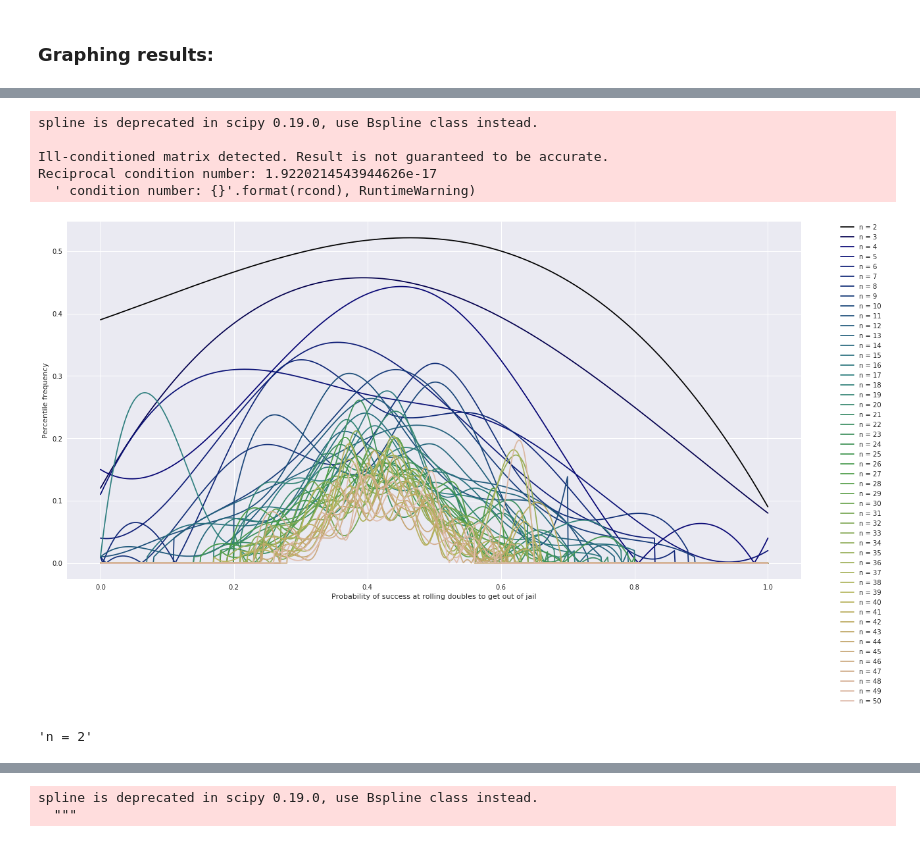
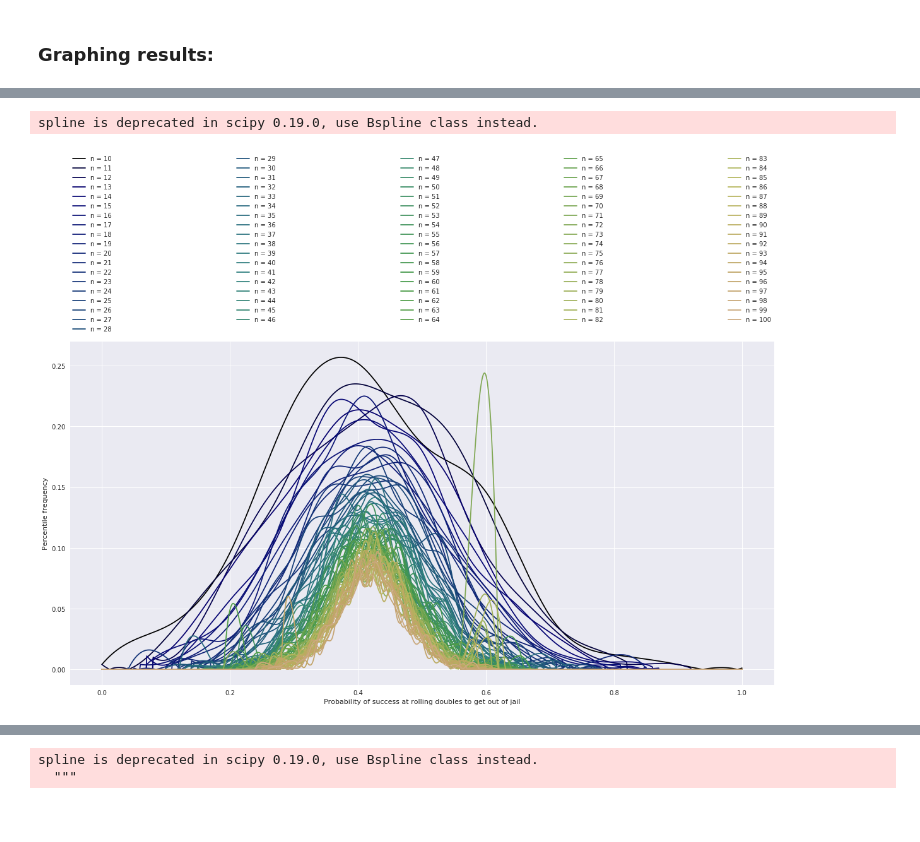
Before and after one commit to bellentuck/Maths, a Jupyter notebook: dice-rolls.ipynb, the cells around one changed output, grey strips where cells are left out. Cells and saved outputs as stored; diff of their text form; code cells hidden in the pictures; blank space fills up the shorter version.

Commit message:
Re-running experiment,further organizing graphs

```diff
--- a/dice-rolls.ipynb
+++ b/dice-rolls.ipynb
@@ -114,8 +110,6 @@ def compileExperimentalData(n=range(2,51), trials=100):
         results[str(i)] = {'data': c, 'std': d}
 
     return results
-# %%
-data = compileExperimentalData()
 # %%
 testData = compileExperimentalData()
 # %%
@@ -140,3 +137,5 @@ testData['50']
+# %%
+data1000trials = compileExperimentalData(range(2,101),1000)
 # %% [markdown]
 ### Graphing results:
 # %%
@@ -179,7 +178,8 @@ def graphData(data):
             graphableData = smoothDataForGraphing(v['data'])
             plt.plot(graphableData['x'], abs(graphableData['y']), label='n = ' + k)
 
-    plt.legend(bbox_to_anchor=(1.05,1), loc=2, borderaxespad=0.)
+    #plt.legend(bbox_to_anchor=(1.05,1), loc=2, borderaxespad=0.)
+    plt.legend(bbox_to_anchor=(0., 1.02, 1., .102), loc=3, ncol=5, mode='expand', borderaxespad=0.)
     plt.show()
 # %%
 def graphStd(data):
@@ -212,9 +229,5 @@ graphStd(testData)
 # %%
-graphData(testData)
+graphData(data1000trials)
 # %% [output]
 spline is deprecated in scipy 0.19.0, use Bspline class instead.
-
-Ill-conditioned matrix detected. Result is not guaranteed to be accurate.
-Reciprocal condition number: 1.9220214543944626e-17
-  ' condition number: {}'.format(rcond), RuntimeWarning)
-[figure, old version]
+[figure, new version]
@@ -227,4 +233,0 @@ v = 'n = ' + k
-# %%
-v
-# %% [output]
-'n = 2'
```
Also changed, not shown: parts of 11 cells of this notebook.
